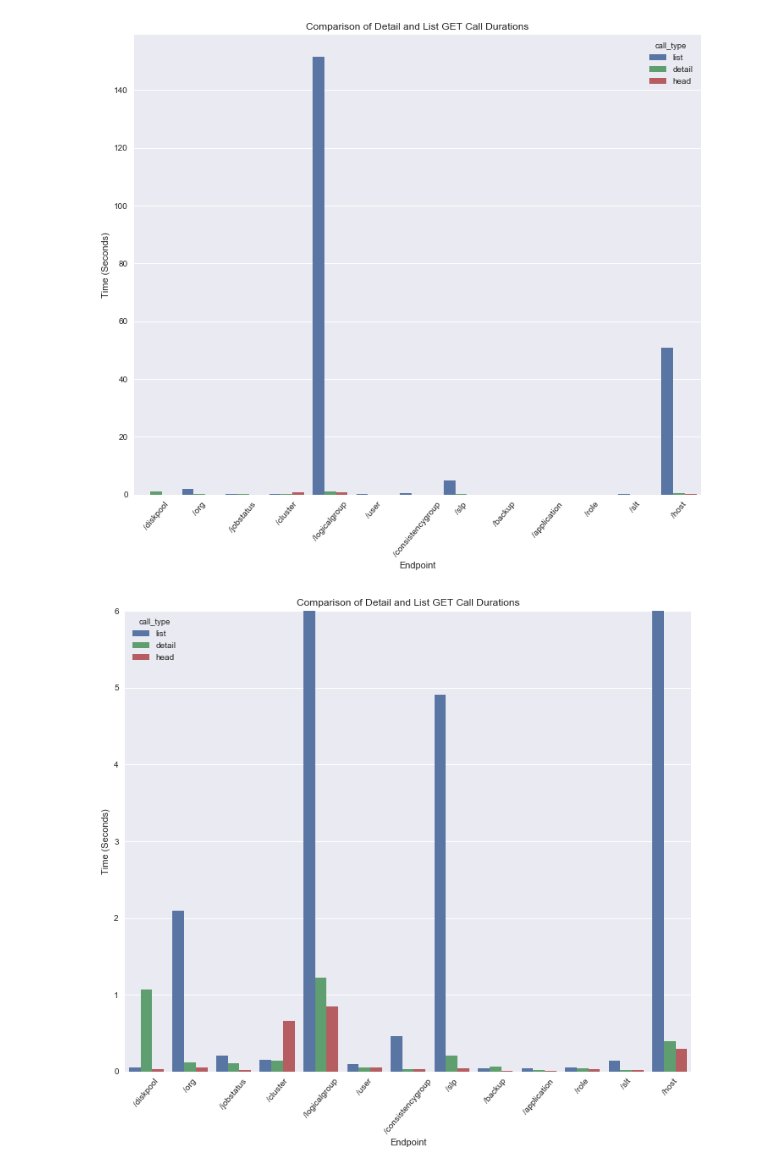
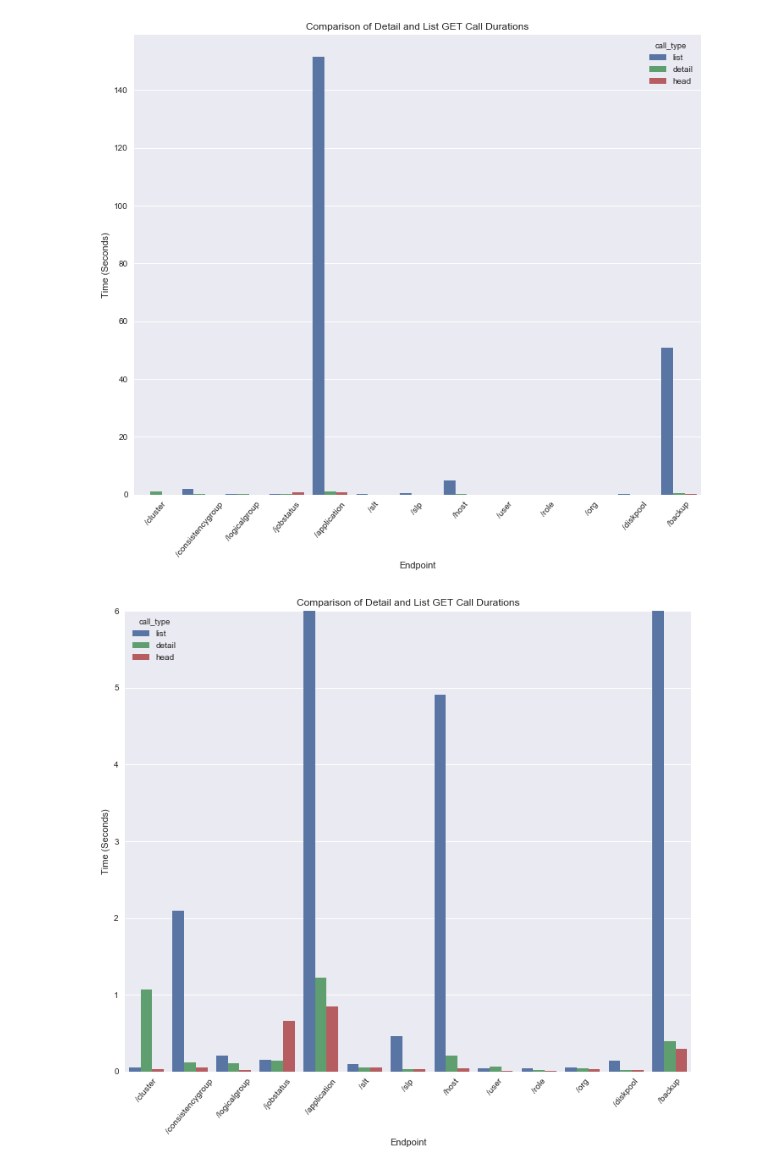
Before and after one commit to blacksheepstudio/agmprofiler, a Jupyter notebook: agm_api_calls.ipynb, the cells around one changed output. Saved outputs shown, nothing was run; the diff lists cells and outputs as text; code cells hidden in the pictures.

```diff
--- a/agm_api_calls.ipynb
+++ b/agm_api_calls.ipynb
@@ -137,21 +137,21 @@ _ = plt.title('Durations of Head GET Calls')
 # %%
 #Changes the figure size of the output graph
 full_df = combine()
 fig, ax = plt.subplots(figsize=(12, 10))
 g = sns.barplot(x="endpoint", y="time", hue="call_type", data=full_df, ci=None)
 #Limits the y axis to make the details of more bar graphs relevent
 #plt.ylim(0, 2)
 # get current axis
 ax = plt.gca()
 # get current xtick labels
 xticks = ax.get_xticks()
 # convert all xtick labels to selected format from ms timestamp
-_ = ax.set_xticklabels(set(full_df.endpoint), rotation=50)
+_ = plt.xticks(rotation=50)
 _ = plt.ylabel('Time (Seconds)')
 _ = plt.xlabel('Endpoint')
 _ = plt.title('Comparison of Detail and List GET Call Durations')
 # %% [output]
-[figure, old version]
+[figure, new version]
 # %%
 #Changes the figure size of the output graph
 full_df = combine()
@@ -164,13 +164,13 @@ ax = plt.gca()
 # get current xtick labels
 xticks = ax.get_xticks()
 # convert all xtick labels to selected format from ms timestamp
-_ = ax.set_xticklabels(set(full_df.endpoint), rotation=50)
+_ = plt.xticks(rotation=50)
 _ = plt.ylim(0, 6)
 _ = plt.ylabel('Time (Seconds)')
 _ = plt.xlabel('Endpoint')
 _ = plt.title('Comparison of Detail and List GET Call Durations')
 # %% [output]
-[figure, old version]
+[figure, new version]
 # %%
 #This is the command to convert agm_api_calls.ipynb to a pdf with the hidecode template
 #jupyter nbconvert --to pdf agm_api_calls.ipynb --template hidecode.tpl
```
Also changed, not shown: parts of 6 cells of this notebook.
